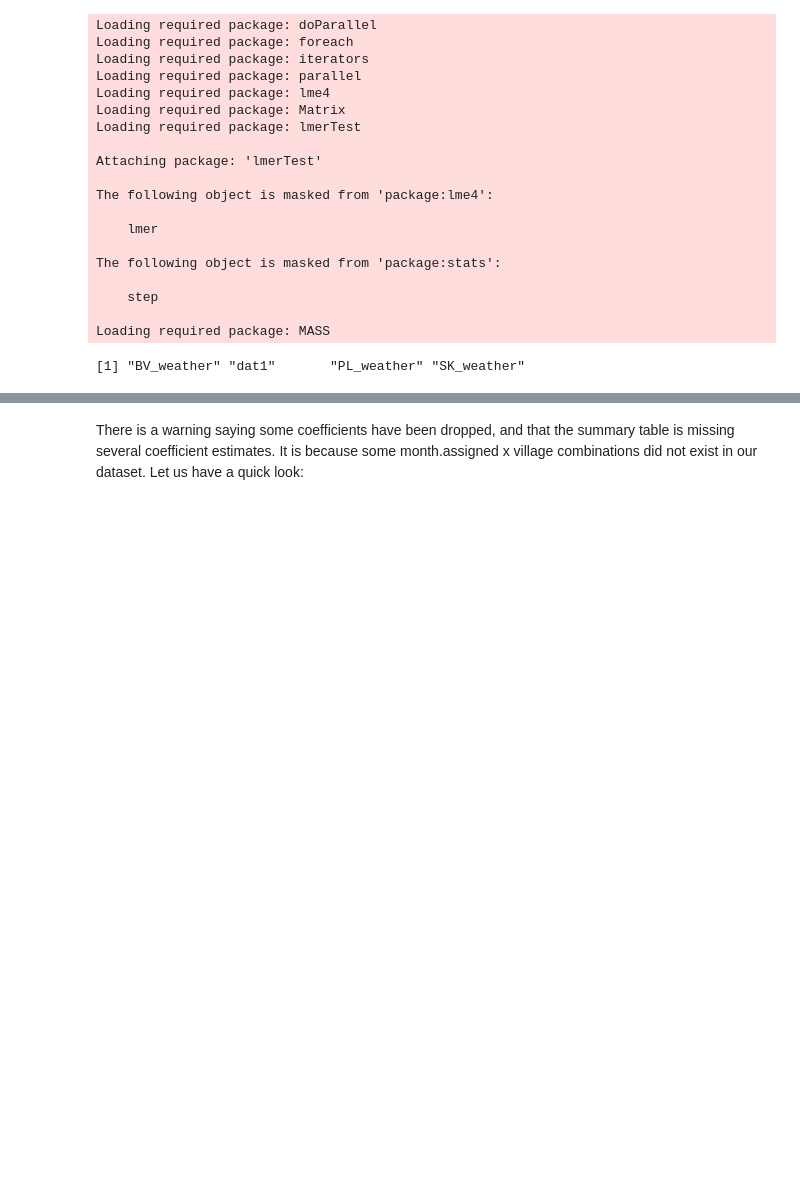
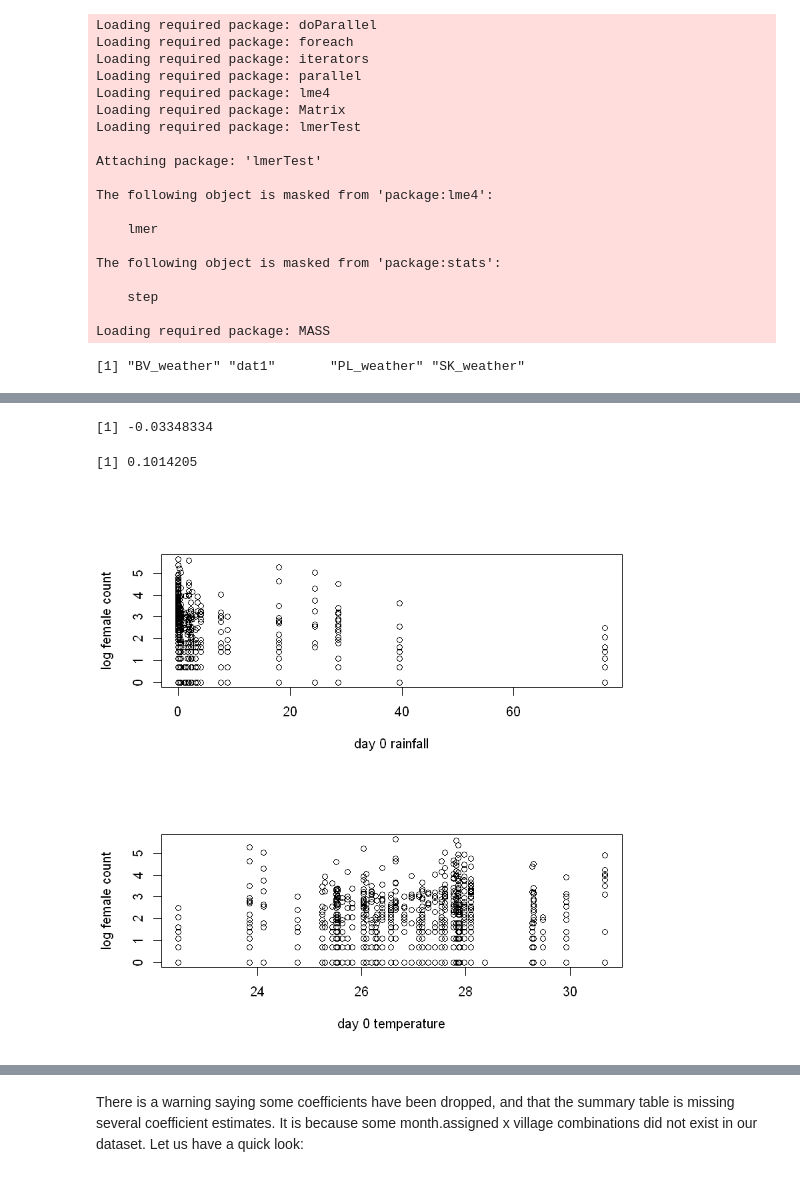
Before and after one commit to tinyuhui/PSC_modelling, a Jupyter notebook: notebook3.ipynb, the cells around one changed output, grey strips where cells are left out. Saved outputs shown, nothing was run; the diff lists cells and outputs as text; code cells hidden in the pictures; blank space fills up the shorter version.

```diff
--- a/notebook3.ipynb
+++ b/notebook3.ipynb
@@ -76,0 +239,13 @@ persons.status[dat2$num.persons==0]<-'None'
+# %%
+dat3<-f(lag=0, lag_length=1)
+par(mfrow=c(2,1))
+# PLOT EACH LOG FEMALE COUNT AGAINST A WEATHER VARIABLE
+plot(dat3$rain.minus.0, log(dat3$count.f+1), xlab='day 0 rainfall', ylab='log female count')
+plot(dat3$temp.minus.0, log(dat3$count.f+1), xlab='day 0 temperature', ylab='log female count')
+# CORRELATION COEFFICIENT (WEAK)
+cor(dat3$rain.minus.0, log(dat3$count.f+1), use='pairwise')
+cor(dat3$temp.minus.0, log(dat3$count.f+1), use='pairwise')
+# %% [output]
+[1] -0.03348334
+[1] 0.1014205
+[figure, added]
```
Also changed, not shown: parts of 46 cells of this notebook, 1 other file.
